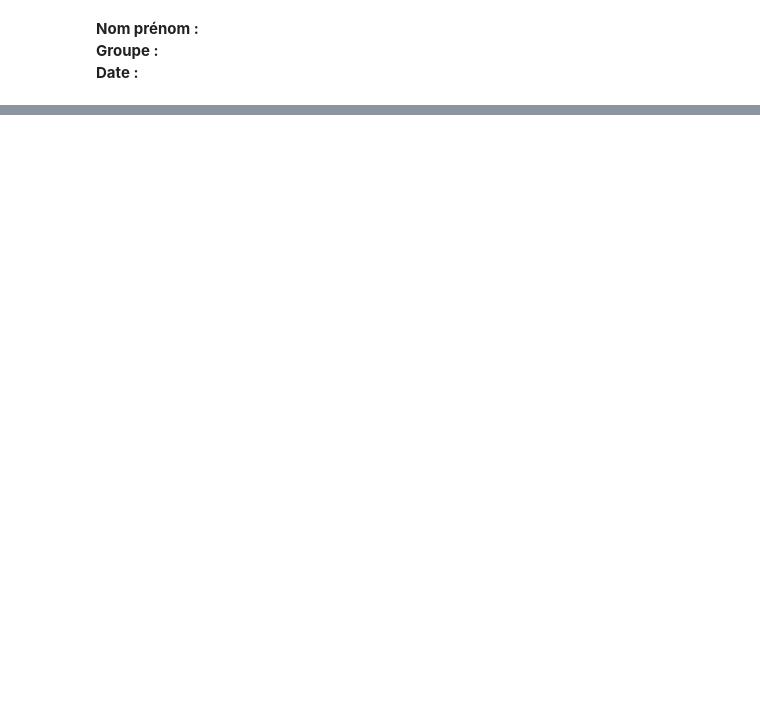
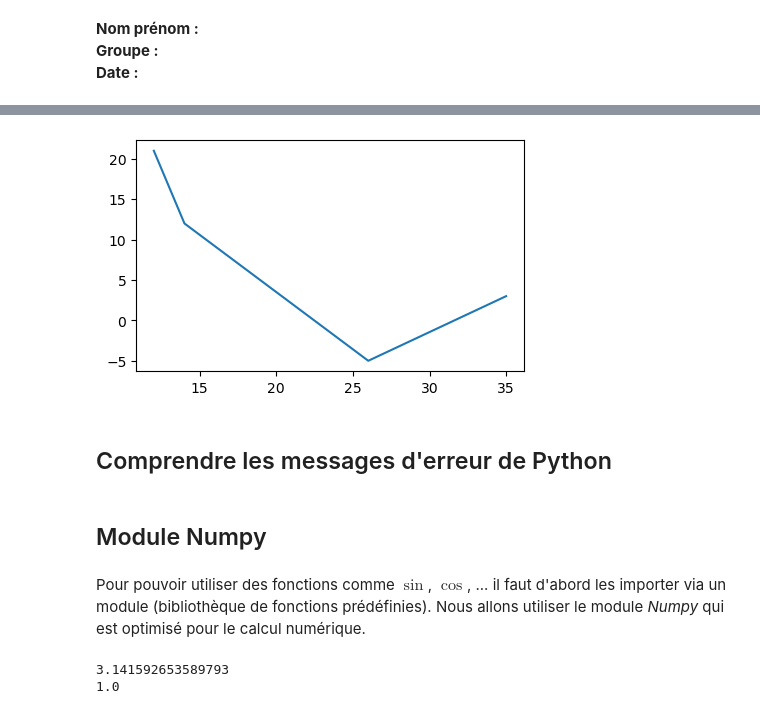
Before and after one commit to maxbauergit/SVE, a Jupyter notebook: TP-foad-Nom-prenom.ipynb, the cells around one changed output, grey strips where cells are left out. Drawn from its saved outputs; the diff is of its cells as text; code cells hidden in the pictures; blank space fills up the shorter version.

```diff
--- a/TP-foad-Nom-prenom.ipynb
+++ b/TP-foad-Nom-prenom.ipynb
@@ -390,0 +149,14 @@ print("Suite du programme ....") # n'est pas exécuté
+# %%
+import matplotlib.pyplot as plt # pas nécessaire si déjà importé dans une cellule
+
+l_x = [12, 14, 26, 35]
+l_y = [21, 12, -5, 3]
+
+plt.figure(figsize=(5, 3))
+plt.plot(l_x, l_y)
+color = "red"
+plt.show()
+# %% [output]
+[figure, added]
+# %% [markdown]
+## Comprendre les messages d'erreur de Python
@@ -390,0 +168,13 @@ print("Suite du programme ....") # n'est pas exécuté
+# %% [markdown]
+## Module Numpy
+# %% [markdown]
+Pour pouvoir utiliser des fonctions comme $\sin$, $\cos$, ... il faut d'abord les importer
+via un module (bibliothèque de fonctions prédéfinies). Nous allons utiliser le module *Numpy* qui est
+optimisé pour le calcul numérique.
+# %%
+import numpy as np # importation de numpy et création d'un alias np
+print(np.pi) # utilise pi de la bibliothèque numpy
+print(np.sin(np.pi/2)) # sin(pi)
+# %% [output]
+3.141592653589793
+1.0
```
Also changed, not shown: parts of 107 cells of this notebook.
